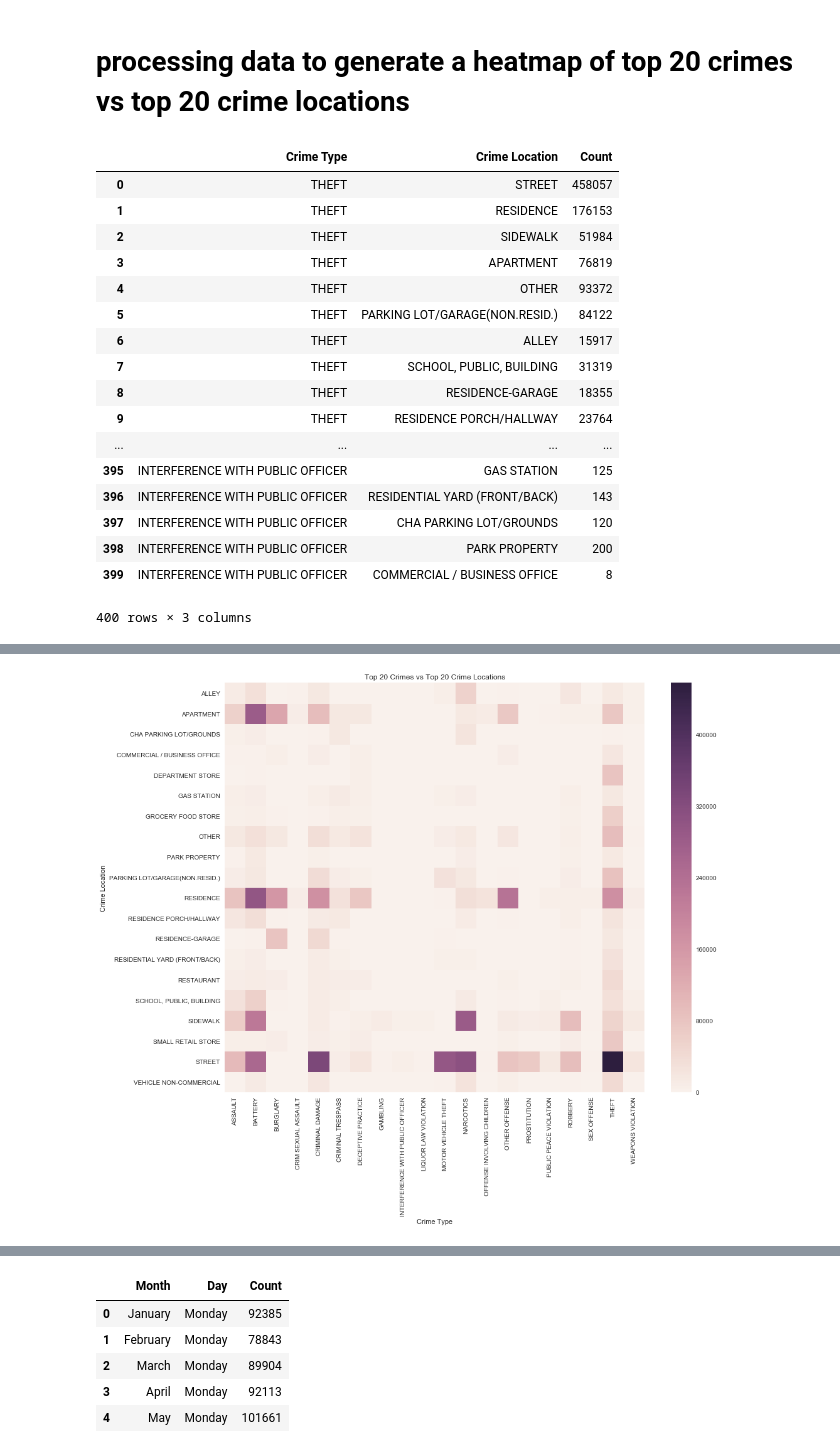
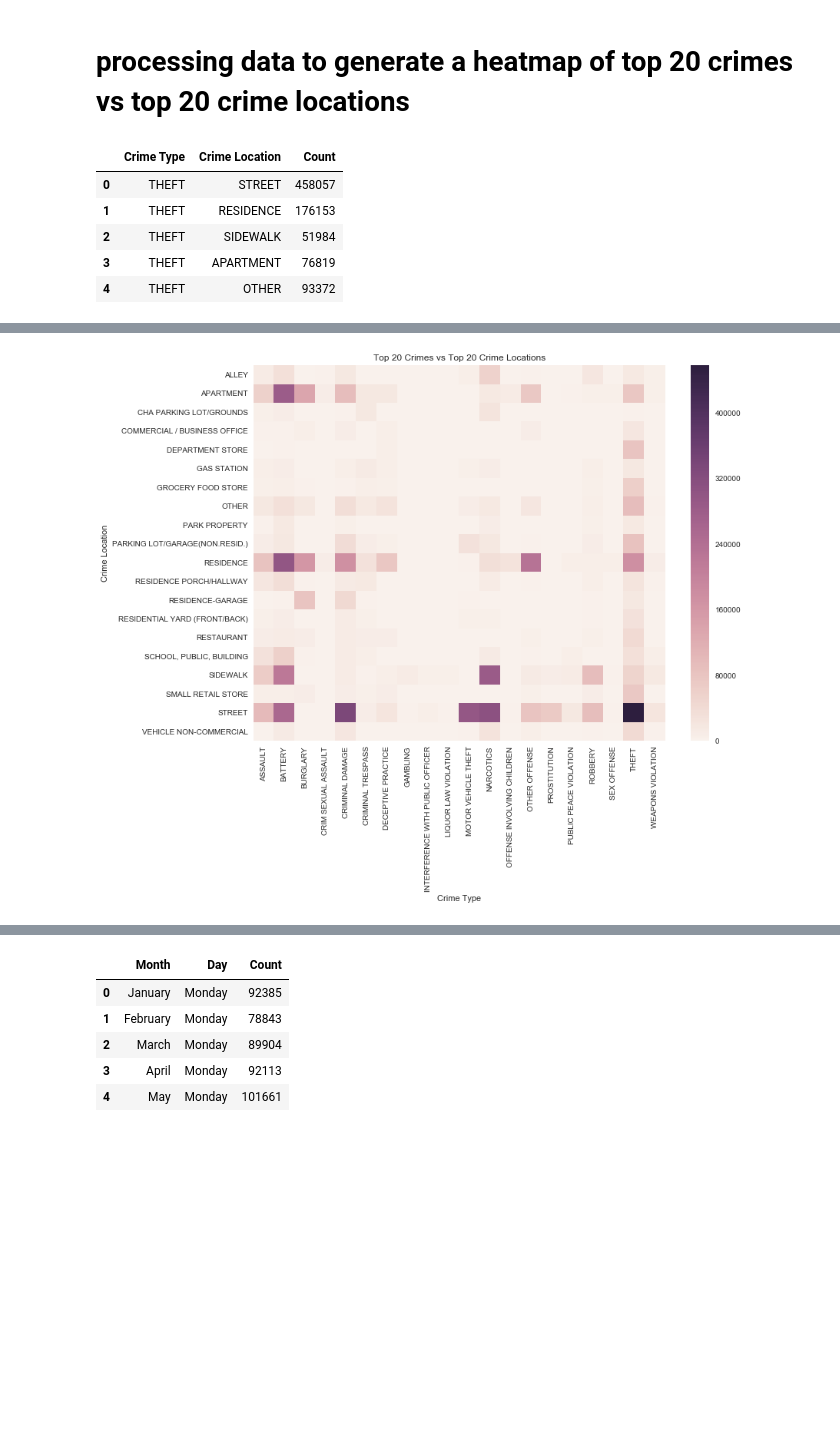
Before and after one commit to bodhisattamaiti25/projects-data-science, a Jupyter notebook: chicago_crime_data_analysis/chicago_crime_data_analysis.ipynb, the cells around one changed output, grey strips where cells are left out. Drawn from its saved outputs; the diff is of its cells as text; code cells hidden in the pictures; blank space fills up the shorter version.

```diff
--- a/chicago_crime_data_analysis/chicago_crime_data_analysis.ipynb
+++ b/chicago_crime_data_analysis/chicago_crime_data_analysis.ipynb
@@ -201,26 +201,14 @@ for cur_crime_type in crime_type_top20:
         crime_type_location_list.append([cur_crime_type, cur_crime_location_type, temp_df_2.shape[0]])
 # %%
 crime_type_location_df = pd.DataFrame(data=crime_type_location_list, columns=['Crime Type', 'Crime Location', 'Count'])
-crime_type_location_df
+crime_type_location_df.head()
 # %% [output]
 |  | Crime Type | Crime Location | Count |
 | 0 | THEFT | STREET | 458057 |
 | 1 | THEFT | RESIDENCE | 176153 |
 | 2 | THEFT | SIDEWALK | 51984 |
 | 3 | THEFT | APARTMENT | 76819 |
 | 4 | THEFT | OTHER | 93372 |
-| 5 | THEFT | PARKING LOT/GARAGE(NON.RESID.) | 84122 |
-| 6 | THEFT | ALLEY | 15917 |
-| 7 | THEFT | SCHOOL, PUBLIC, BUILDING | 31319 |
-| 8 | THEFT | RESIDENCE-GARAGE | 18355 |
-| 9 | THEFT | RESIDENCE PORCH/HALLWAY | 23764 |
-| ... | ... | ... | ... |
-| 395 | INTERFERENCE WITH PUBLIC OFFICER | GAS STATION | 125 |
-| 396 | INTERFERENCE WITH PUBLIC OFFICER | RESIDENTIAL YARD (FRONT/BACK) | 143 |
-| 397 | INTERFERENCE WITH PUBLIC OFFICER | CHA PARKING LOT/GROUNDS | 120 |
-| 398 | INTERFERENCE WITH PUBLIC OFFICER | PARK PROPERTY | 200 |
-| 399 | INTERFERENCE WITH PUBLIC OFFICER | COMMERCIAL / BUSINESS OFFICE | 8 |
-400 rows × 3 columns
 # %%
 crime_type_location_df = crime_type_location_df.pivot('Crime Location', 'Crime Type', 'Count')
 # %%
@@ -234,9 +222,10 @@ crime_type_location_df.head()
 | COMMERCIAL / BUSINESS OFFICE | 2715 | 2242 | 6123 | 42 | 8047 | 1548 | ... |
 | DEPARTMENT STORE | 1572 | 1823 | 832 | 8 | 1198 | 1464 | ... |
 # %%
+pylab.rcParams['figure.figsize'] = 12, 9
 generate_heatmap(crime_type_location_df, 'Top 20 Crimes vs Top 20 Crime Locations')
 # %% [output]
-[figure, old version]
+[figure, new version]
 # %%
 month_mapping = {1:'January', 2:'February', 3:'March', 4:'April', 5:'May', 6:'June', 7:'July', 8:'August', 9:'September', 10:'October', 11:'November', 12:'December'}
 
```
Also changed, not shown: parts of 10 cells of this notebook.
